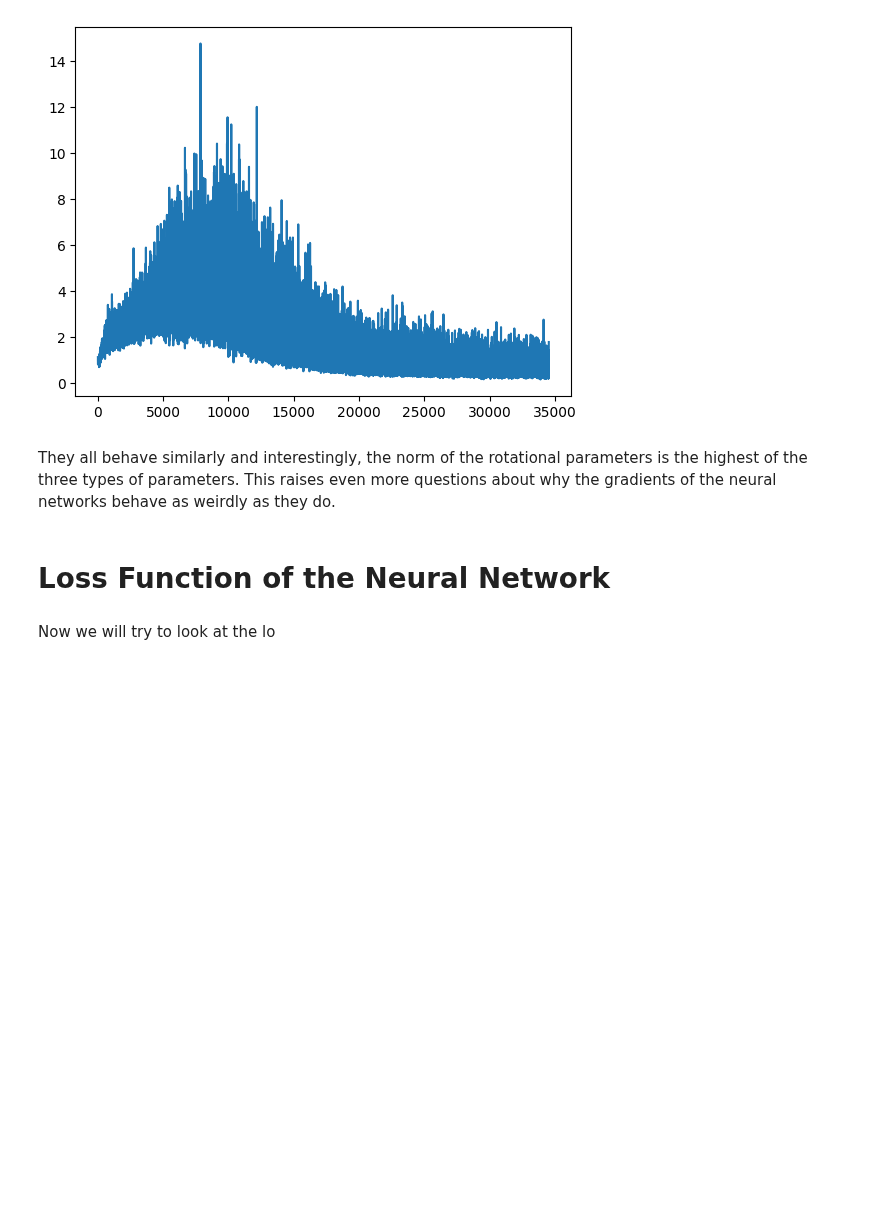
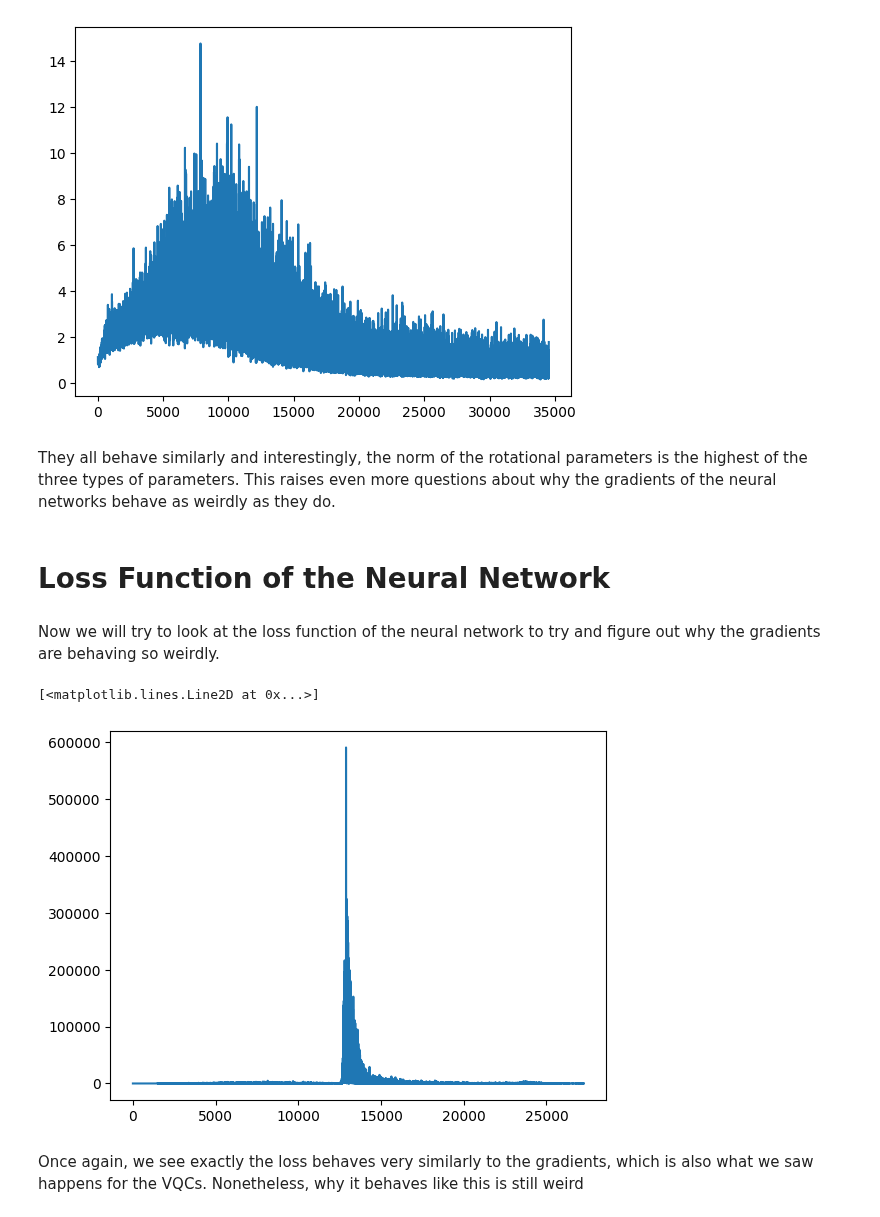
Before and after one commit to RodrigoCoelho7/VQC_Qlearning, a Jupyter notebook: data_analysis/nn.ipynb, the cells around one changed output. Cells and saved outputs as stored; diff of their text form; code cells hidden in the pictures; blank space fills up the shorter version.

```diff
--- a/data_analysis/nn.ipynb
+++ b/data_analysis/nn.ipynb
@@ -170,4 +170,22 @@ They all behave similarly and interestingly, the norm of the rotational paramete
 # %% [markdown]
 # Loss Function of the Neural Network
 # %% [markdown]
-Now we will try to look at the lo
+Now we will try to look at the loss function of the neural network to try and figure out why the gradients are behaving so weirdly.
+# %%
+nn_loss = nn2020skolik.get_loss()
+
+# Each loss is a list of 5 lists of different training steps, and we need to make them all the same length
+
+min_length_nn_loss = min([len(nn_loss[i]) for i in range(len(nn_loss))])
+
+for i in range(len(nn_loss)):
+    nn_loss[i] = nn_loss[i][:min_length_nn_loss]
+
+nn_loss_mean = np.mean(nn_loss, axis=0)
+# %%
+plt.plot(nn_loss[0])
+# %% [output]
+[<matplotlib.lines.Line2D at 0x...>]
+[figure, added]
+# %% [markdown]
+Once again, we see exactly the loss behaves very similarly to the gradients, which is also what we saw happens for the VQCs. Nonetheless, why it behaves like this is still weird
```
